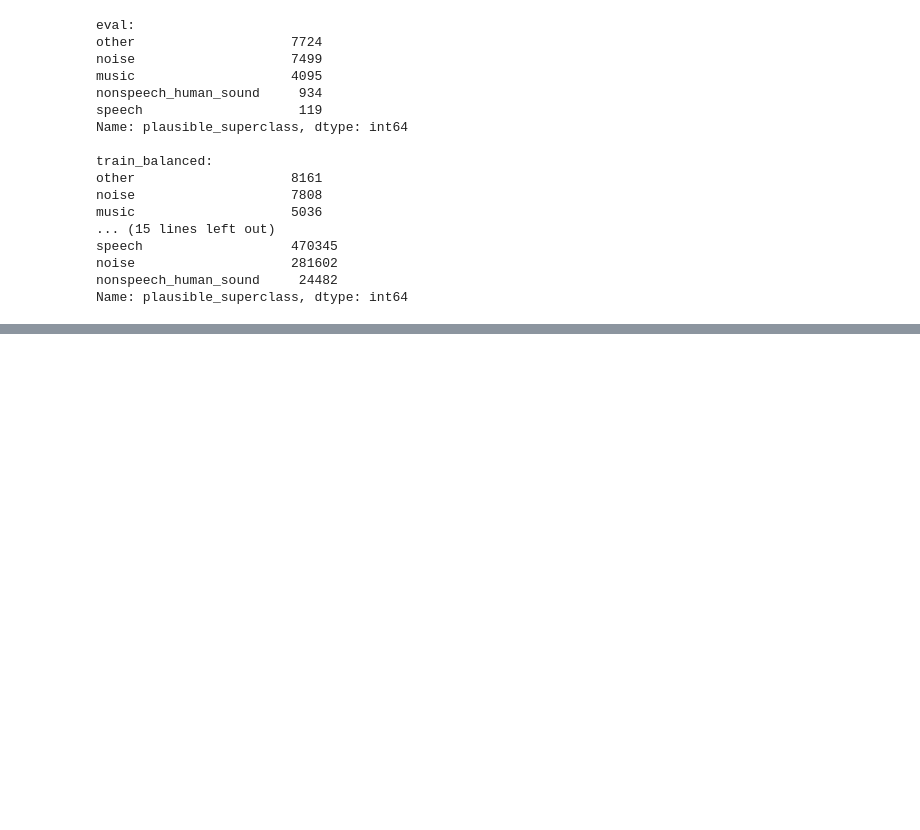
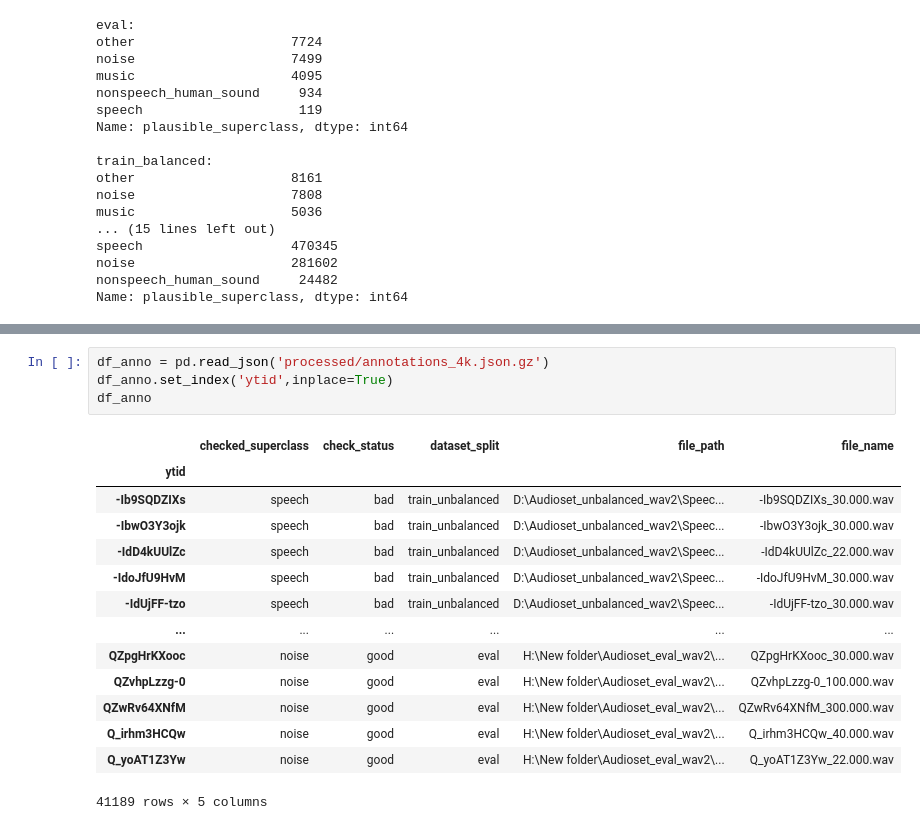
Before and after one commit to shamim-hussain/audioset_speech_music_noise, a Jupyter notebook: audioset.ipynb, the cells around one changed output, grey strips where cells are left out. Drawn from its saved outputs; the diff is of its cells as text; blank space fills up the shorter version.

```diff
--- a/audioset.ipynb
+++ b/audioset.ipynb
@@ -539,0 +567,19 @@ df_audioset.to_pickle('processed/audioset_with_superclass.pkl')
+# %%
+df_anno = pd.read_json('processed/annotations_4k.json.gz')
+df_anno.set_index('ytid',inplace=True)
+df_anno
+# %% [output]
+|  | checked_superclass | check_status | dataset_split | file_path | file_name |
+| ytid |  |  |  |  |  |
+| -Ib9SQDZIXs | speech | bad | train_unbalanced | D:\Audioset_unbalanced_wav2\Speec... | -Ib9SQDZIXs_30.000.wav |
+| -IbwO3Y3ojk | speech | bad | train_unbalanced | D:\Audioset_unbalanced_wav2\Speec... | -IbwO3Y3ojk_30.000.wav |
+| -IdD4kUUlZc | speech | bad | train_unbalanced | D:\Audioset_unbalanced_wav2\Speec... | -IdD4kUUlZc_22.000.wav |
+| -IdoJfU9HvM | speech | bad | train_unbalanced | D:\Audioset_unbalanced_wav2\Speec... | -IdoJfU9HvM_30.000.wav |
+| -IdUjFF-tzo | speech | bad | train_unbalanced | D:\Audioset_unbalanced_wav2\Speec... | -IdUjFF-tzo_30.000.wav |
+| ... | ... | ... | ... | ... | ... |
+| QZpgHrKXooc | noise | good | eval | H:\New folder\Audioset_eval_wav2\... | QZpgHrKXooc_30.000.wav |
+| QZvhpLzzg-0 | noise | good | eval | H:\New folder\Audioset_eval_wav2\... | QZvhpLzzg-0_100.000.wav |
+| QZwRv64XNfM | noise | good | eval | H:\New folder\Audioset_eval_wav2\... | QZwRv64XNfM_300.000.wav |
+| Q_irhm3HCQw | noise | good | eval | H:\New folder\Audioset_eval_wav2\... | Q_irhm3HCQw_40.000.wav |
+| Q_yoAT1Z3Yw | noise | good | eval | H:\New folder\Audioset_eval_wav2\... | Q_yoAT1Z3Yw_22.000.wav |
+41189 rows × 5 columns
```
Also changed, not shown: parts of 16 cells of this notebook, 4 other files.
